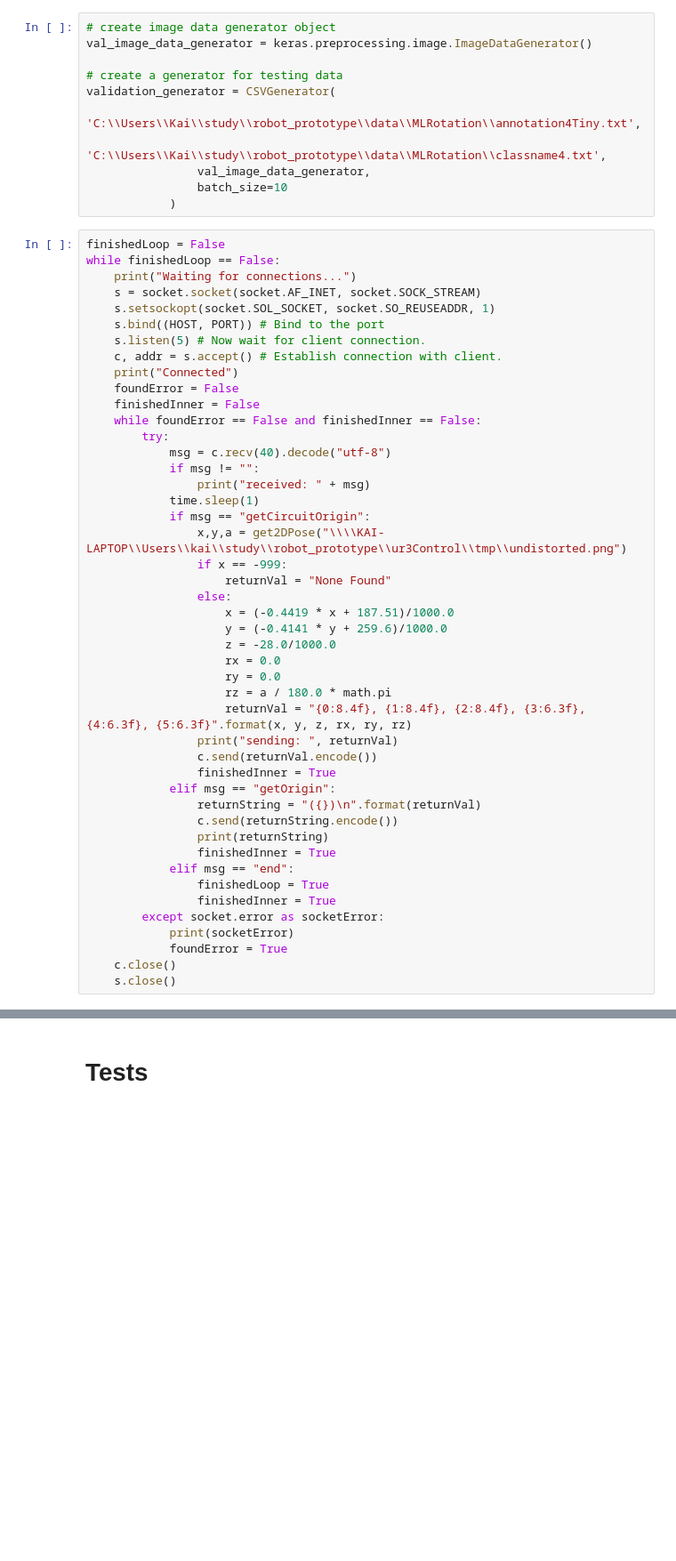
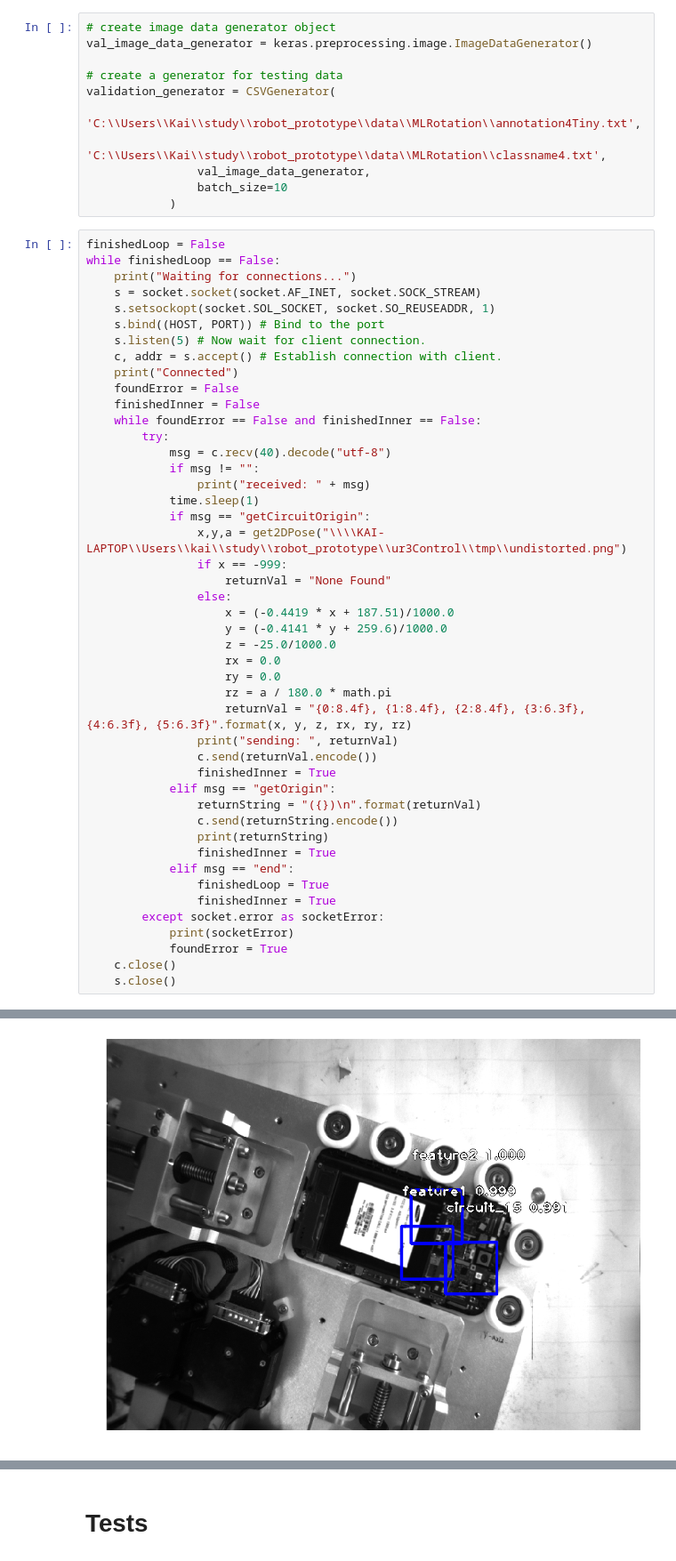
Before and after one commit to YungKC/keras-retinanet, a Jupyter notebook: scripts/Inference.ipynb, the cells around one changed output, grey strips where cells are left out. Shown at 89% size. Saved outputs shown, nothing was run; the diff lists cells and outputs as text; blank space fills up the shorter version.

```diff
--- a/scripts/Inference.ipynb
+++ b/scripts/Inference.ipynb
@@ -265,7 +273,7 @@ while finishedLoop == False:
                 else:
                     x = (-0.4419 * x + 187.51)/1000.0
                     y = (-0.4141 * y + 259.6)/1000.0
-                    z = -28.0/1000.0
+                    z = -25.0/1000.0
                     rx = 0.0
                     ry = 0.0
                     rz = a / 180.0 * math.pi
@@ -286,3 +294,4 @@ while finishedLoop == False:
             foundError = True
     c.close()
     s.close()
+# %% [output]
@@ -288,0 +309 @@ while finishedLoop == False:
+[figure, added]
```
Also changed, not shown: parts of 4 cells of this notebook.
